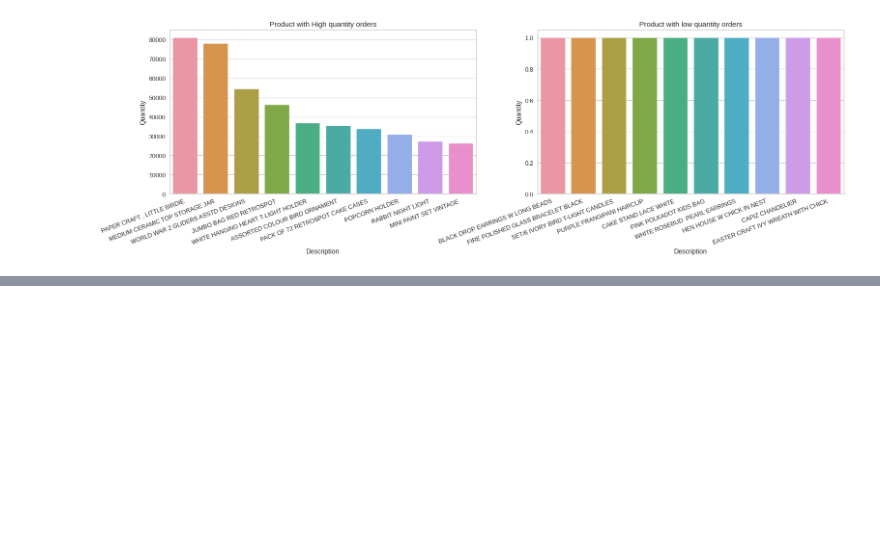
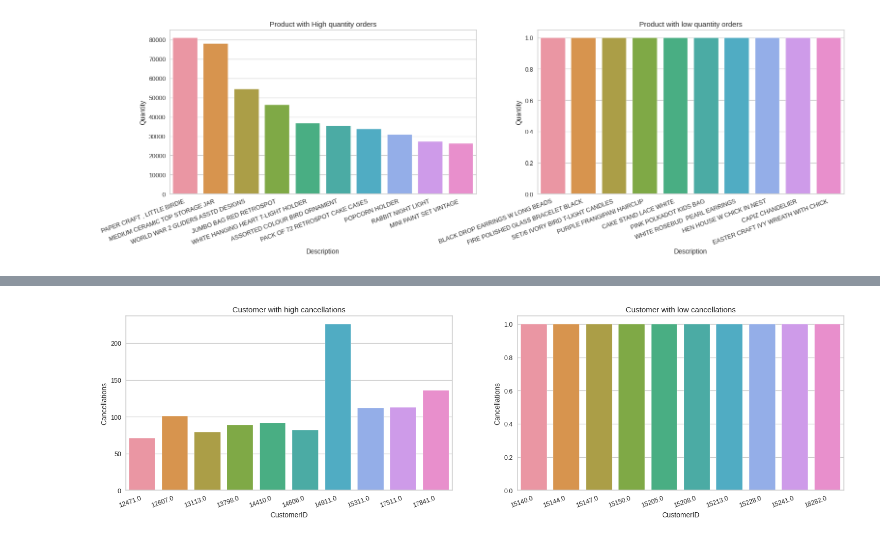
Before and after one commit to FarazAhmad2/Customer-Segmentation, a Jupyter notebook: Online_Retail_Customer_Segmentation_Capstone_Project.ipynb, the cells around one changed output, grey strips where cells are left out. Cells and saved outputs as stored; diff of their text form; code cells hidden in the pictures; blank space fills up the shorter version.

```diff
--- a/Online_Retail_Customer_Segmentation_Capstone_Project.ipynb
+++ b/Online_Retail_Customer_Segmentation_Capstone_Project.ipynb
@@ -354,0 +392,5 @@ plot_bar(product_quantity,'Description','Quantity', ttl1, ttl2)
+# %%
+# Checking the number of cancellations by each customer
+customer_cancellations = cancellations.groupby('CustomerID')['InvoiceNo'].count().reset_index().sort_values("InvoiceNo",ascending=False)
+customer_cancellations.rename(columns={'InvoiceNo': 'Cancellations'}, inplace=True)
+customer_cancellations.head()
@@ -354,0 +404,7 @@ plot_bar(product_quantity,'Description','Quantity', ttl1, ttl2)
+# %%
+# Visualizing top and bottom 10 customers based on cancellations
+ttl1 = 'Customer with high cancellations'
+ttl2 = 'Customer with low cancellations'
+plot_bar(customer_cancellations,'CustomerID','Cancellations',ttl1,ttl2)
+# %% [output]
+[figure, added]
```
Also changed, not shown: parts of 18 cells of this notebook.
